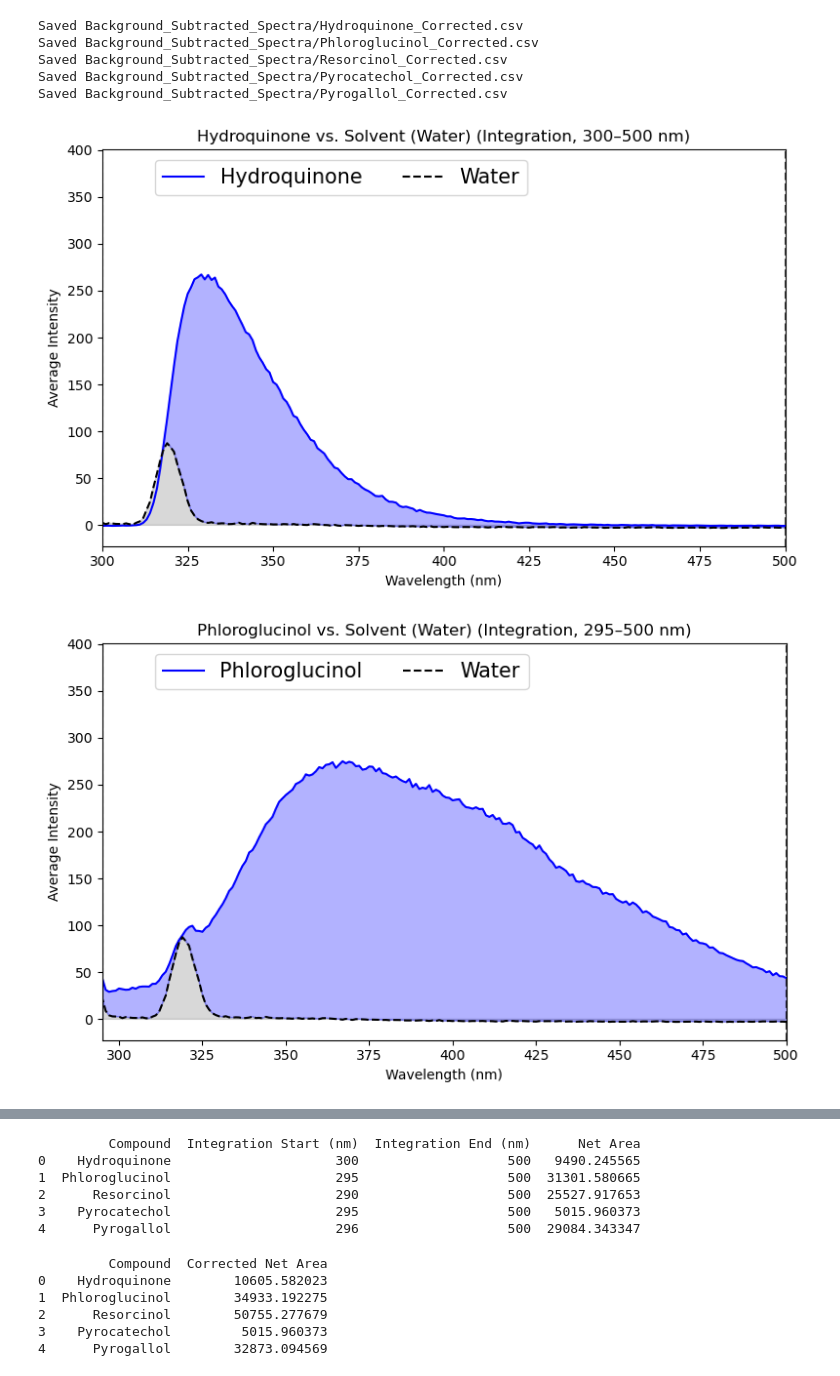
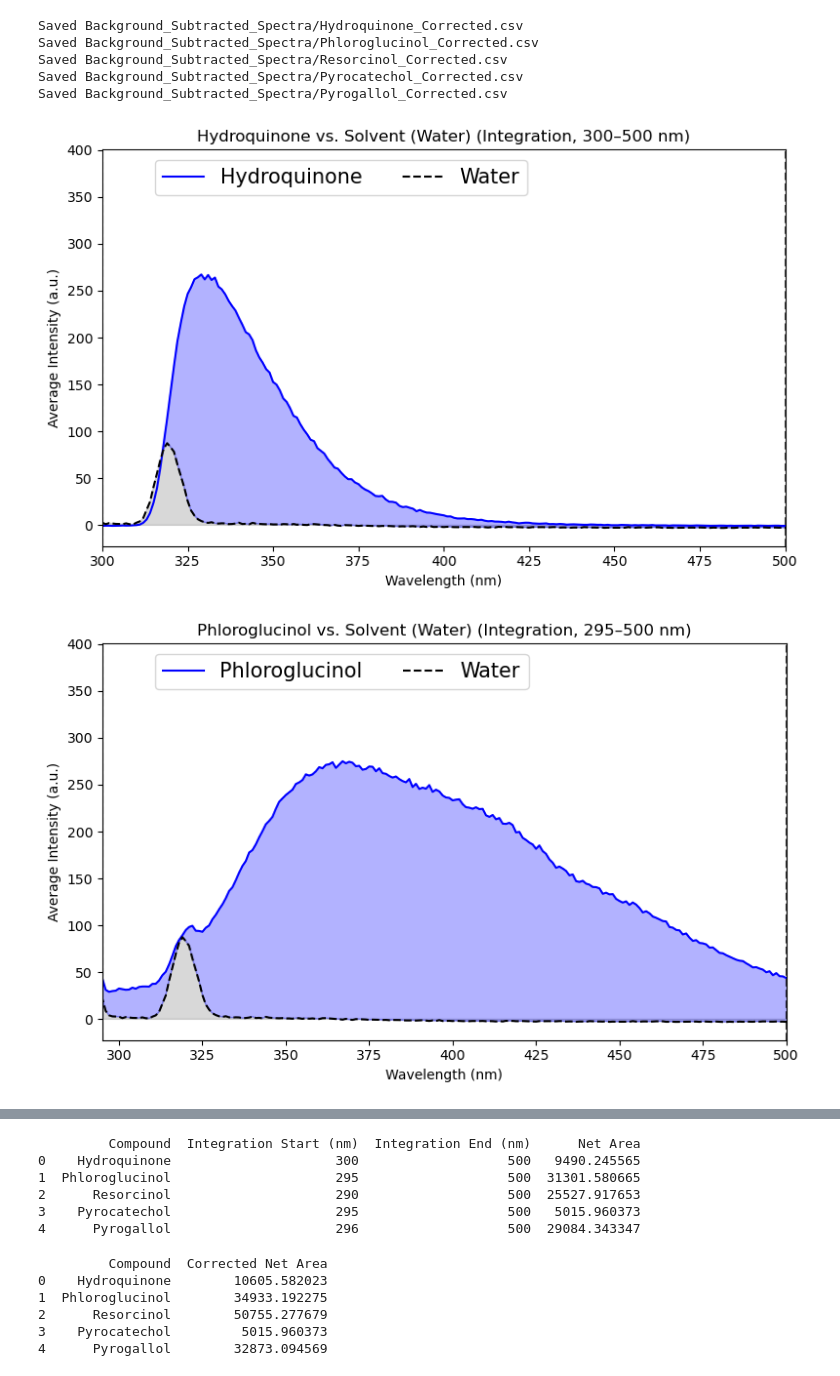
Before and after one commit to DavidShreve/PChemLab, a Jupyter notebook: Project.ipynb, the cells around one changed output, grey strips where cells are left out. Cells and saved outputs as stored; diff of their text form; code cells hidden in the pictures.

```diff
--- a/Project.ipynb
+++ b/Project.ipynb
@@ -286,33 +286,33 @@ for idx, (name, avg_intensity) in enumerate(averaged_data):
         "Integration End (nm)": wl_max,
         "Net Area": net_area
     })
 
     # Plot
     plt.figure(figsize=(8, 5))
     plt.plot(x, y_comp, label=f"{name}", color="blue")
     plt.plot(x, y_water, label="Water", color="black", linestyle="--")
 
     plt.fill_between(x, 0, y_water, color="gray", alpha=0.3)
     plt.fill_between(x, y_water, y_comp, where=(y_comp > y_water), interpolate=True,
                      color="blue", alpha=0.3)
 
     # Add vertical lines at integration bounds
     plt.axvline(x=wl_min, color="black", linestyle="--", alpha=0.7)
     plt.axvline(x=wl_max, color="black", linestyle="--", alpha=0.7)
 
     plt.legend( loc='upper center', fontsize= 15,
                bbox_to_anchor=(0.35, 1.00),  # shifted upward
                ncol=10, frameon=True)
     plt.xlim(wl_min, wl_max)
     plt.xlabel("Wavelength (nm)")
-    plt.ylabel("Average Intensity")
+    plt.ylabel("Average Intensity (a.u.)")
     plt.title(f"{name} vs. Solvent (Water) (Integration, {wl_min}–{wl_max} nm)")
     plt.tight_layout()
     plt.show()
 
 # Display integration results nicely
 integrals_df = pd.DataFrame(integrals)
 print(integrals_df)
 # %% [output]
-[figure, old version]
+[figure, new version]
-[figure, old version]
+[figure, new version]
```
Also changed, not shown: parts of 1 cell of this notebook.
